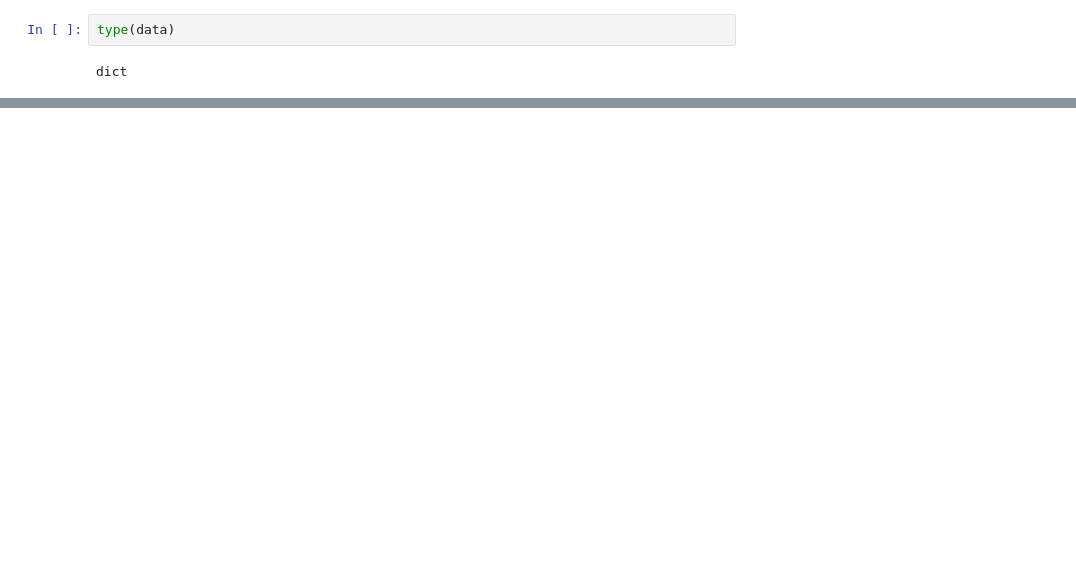
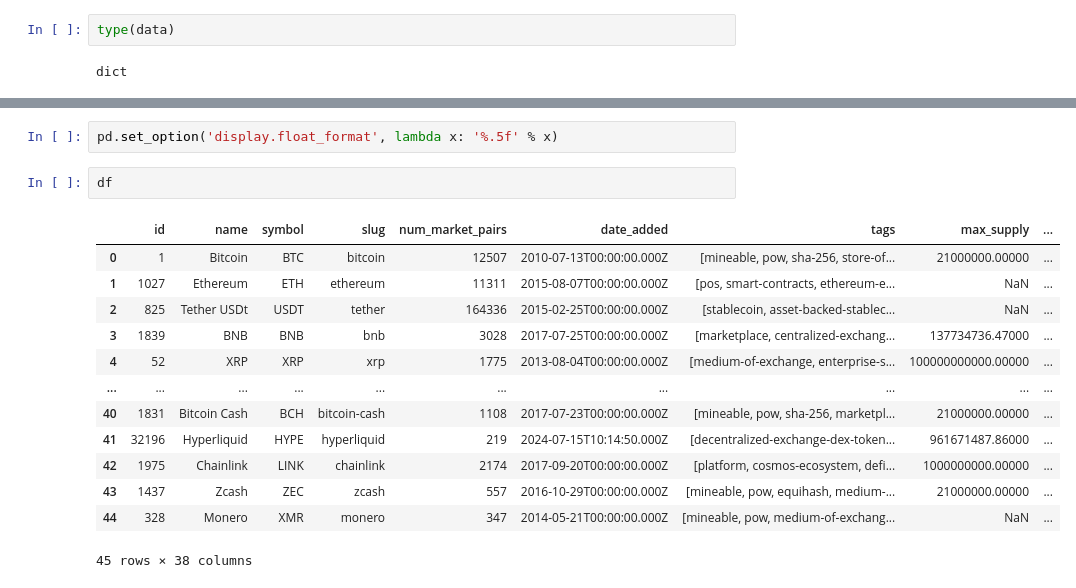
Before and after one commit to davidkankowski/CoinMarketCap-Analysis, a Jupyter notebook: API_Extraction.ipynb, the cells around one changed output, grey strips where cells are left out. Drawn from its saved outputs; the diff is of its cells as text; blank space fills up the shorter version.

```diff
--- a/API_Extraction.ipynb
+++ b/API_Extraction.ipynb
@@ -63,0 +160,18 @@ pd.json_normalize(data['data'])
+# %%
+pd.set_option('display.float_format', lambda x: '%.5f' % x)
+# %%
+df
+# %% [output]
+|  | id | name | symbol | slug | num_market_pairs | date_added | tags | max_supply | ... |
+| 0 | 1 | Bitcoin | BTC | bitcoin | 12507 | 2010-07-13T00:00:00.000Z | [mineable, pow, sha-256, store-of... | 21000000.00000 | ... |
+| 1 | 1027 | Ethereum | ETH | ethereum | 11311 | 2015-08-07T00:00:00.000Z | [pos, smart-contracts, ethereum-e... | NaN | ... |
+| 2 | 825 | Tether USDt | USDT | tether | 164336 | 2015-02-25T00:00:00.000Z | [stablecoin, asset-backed-stablec... | NaN | ... |
+| 3 | 1839 | BNB | BNB | bnb | 3028 | 2017-07-25T00:00:00.000Z | [marketplace, centralized-exchang... | 137734736.47000 | ... |
+| 4 | 52 | XRP | XRP | xrp | 1775 | 2013-08-04T00:00:00.000Z | [medium-of-exchange, enterprise-s... | 100000000000.00000 | ... |
+| ... | ... | ... | ... | ... | ... | ... | ... | ... | ... |
+| 40 | 1831 | Bitcoin Cash | BCH | bitcoin-cash | 1108 | 2017-07-23T00:00:00.000Z | [mineable, pow, sha-256, marketpl... | 21000000.00000 | ... |
+| 41 | 32196 | Hyperliquid | HYPE | hyperliquid | 219 | 2024-07-15T10:14:50.000Z | [decentralized-exchange-dex-token... | 961671487.86000 | ... |
+| 42 | 1975 | Chainlink | LINK | chainlink | 2174 | 2017-09-20T00:00:00.000Z | [platform, cosmos-ecosystem, defi... | 1000000000.00000 | ... |
+| 43 | 1437 | Zcash | ZEC | zcash | 557 | 2016-10-29T00:00:00.000Z | [mineable, pow, equihash, medium-... | 21000000.00000 | ... |
+| 44 | 328 | Monero | XMR | monero | 347 | 2014-05-21T00:00:00.000Z | [mineable, pow, medium-of-exchang... | NaN | ... |
+45 rows × 38 columns
```
Also changed, not shown: parts of 19 cells of this notebook, 1 other file.
